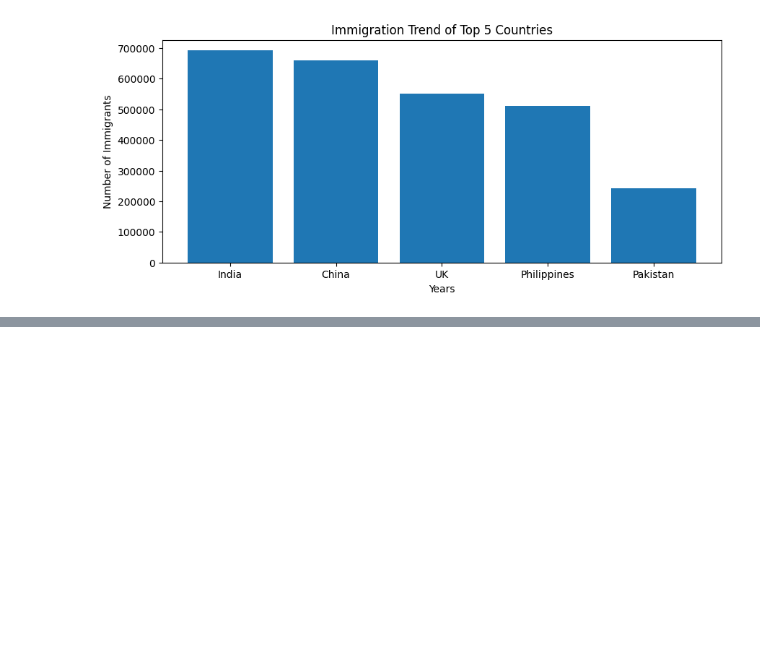
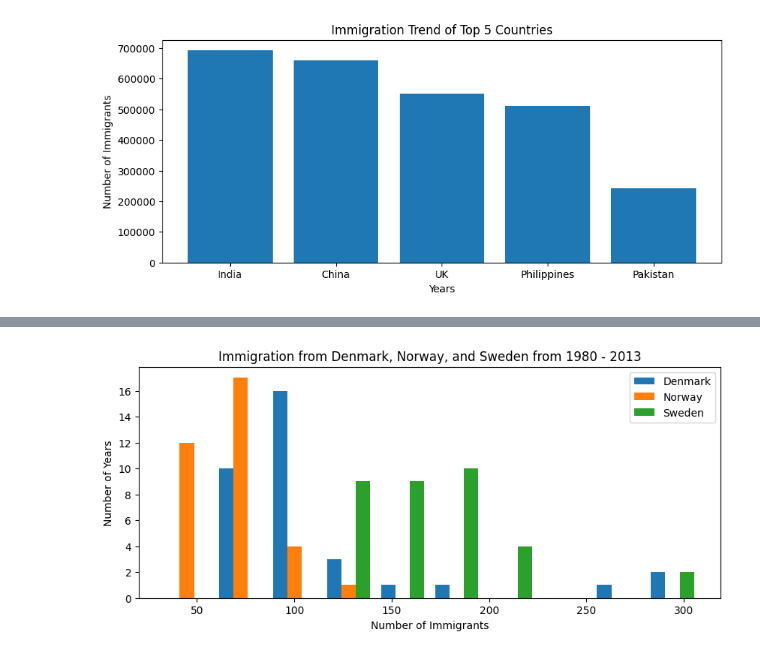
Before and after one commit to mohammedhelalu/GoogleDrivemmm, a Jupyter notebook: matplot_direct_plots.ipynb, the cells around one changed output, grey strips where cells are left out. Saved outputs shown, nothing was run; the diff lists cells and outputs as text; code cells hidden in the pictures; blank space fills up the shorter version.

```diff
--- a/matplot_direct_plots.ipynb
+++ b/matplot_direct_plots.ipynb
@@ -273,0 +306,6 @@ plt.show()
+# %%
+# let's quickly view the dataset
+df=df_can.groupby(['Country'])[years].sum()
+df_dns=df.loc[['Denmark', 'Norway', 'Sweden'], years]
+df_dns=df_dns.T
+df_dns
@@ -273,0 +330,12 @@ plt.show()
+# %%
+#Create figure and axes
+fig, ax = plt.subplots(figsize=(10, 4))
+ax.hist(df_dns)
+ax.set_title('Immigration from Denmark, Norway, and Sweden from 1980 - 2013')
+ax.set_xlabel('Number of Immigrants')
+ax.set_ylabel('Number of Years')
+ax.legend(['Denmark', 'Norway', 'Sweden'])
+#Display the plot
+plt.show()
+# %% [output]
+[figure, added]
```
Also changed, not shown: parts of 7 cells of this notebook.
